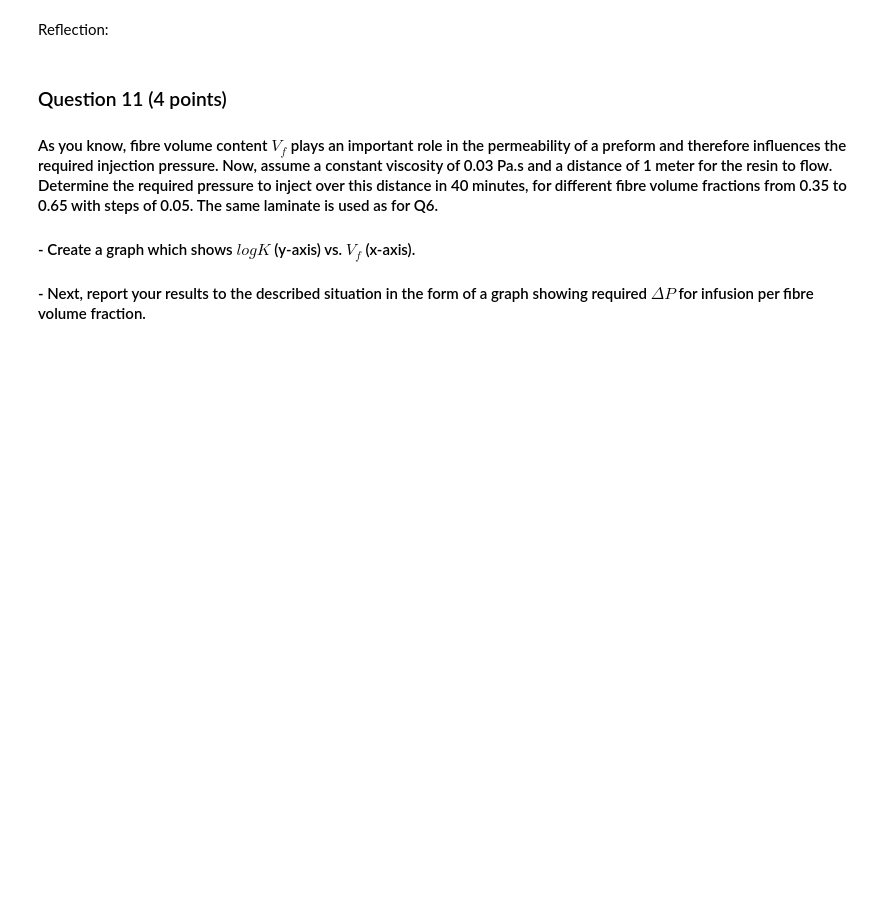
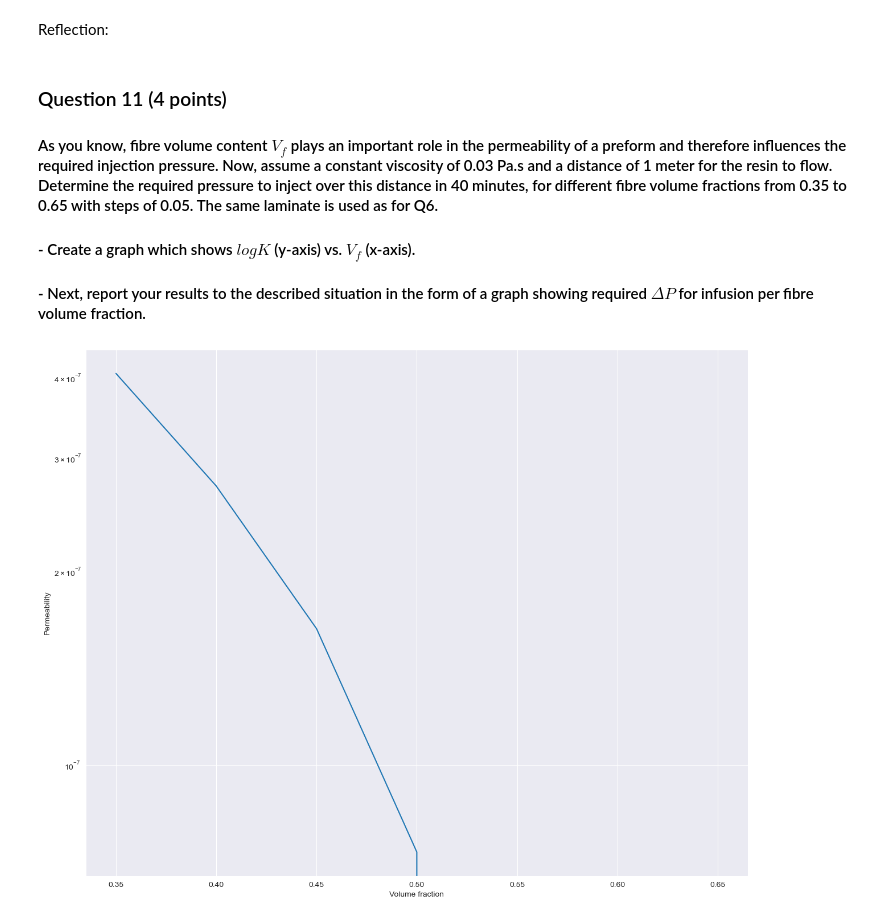
Before and after one commit to ocarpentier/PCM, a Jupyter notebook: Rheokinetics/Notebook Rheokinetics.ipynb, the cells around one changed output. Drawn from its saved outputs; the diff is of its cells as text; code cells hidden in the pictures; blank space fills up the shorter version.

```diff
--- a/Rheokinetics/Notebook Rheokinetics.ipynb
+++ b/Rheokinetics/Notebook Rheokinetics.ipynb
@@ -381,3 +381,20 @@ Reflection:
 #### - Create a graph which shows $log K$ (y-axis) vs. $V_f$ (x-axis).
 
 #### - Next, report your results to the described situation in the form of a graph showing required $\Delta P$ for infusion per fibre volume fraction.
+# %%
+viscosity = 0.03 #Pa*s
+time = 2400 #s
+V_f = np.arange(0.35, 0.65, 0.05)
+# the permeability for the fiber volume value from 10.1
+permeability = []
+for i \
+        in V_f:
+ permeability.append(Kxx(i))
+#plot the graph
+plt.plot(V_f, permeability)
+plt.xlabel("Volume fraction")
+plt.ylabel("Permeability")
+plt.yscale("log")
+plt.show()
+# %% [output]
+[figure, added]
```
Also changed, not shown: 1 other file.
